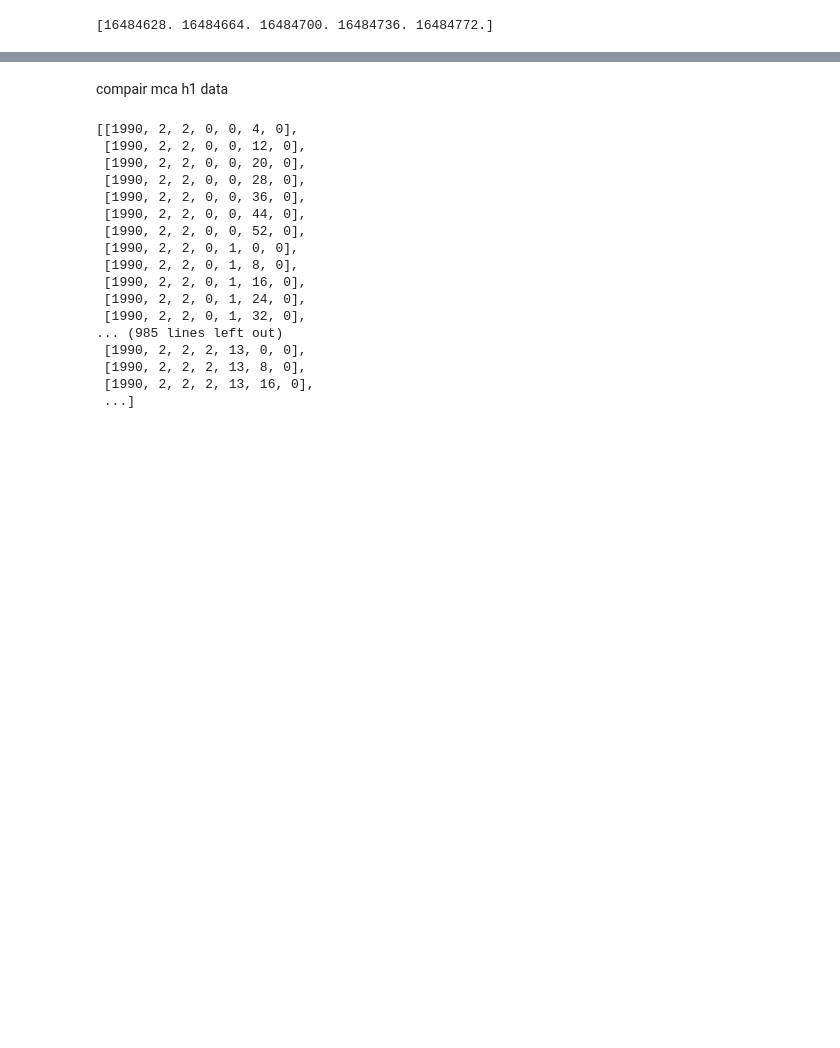
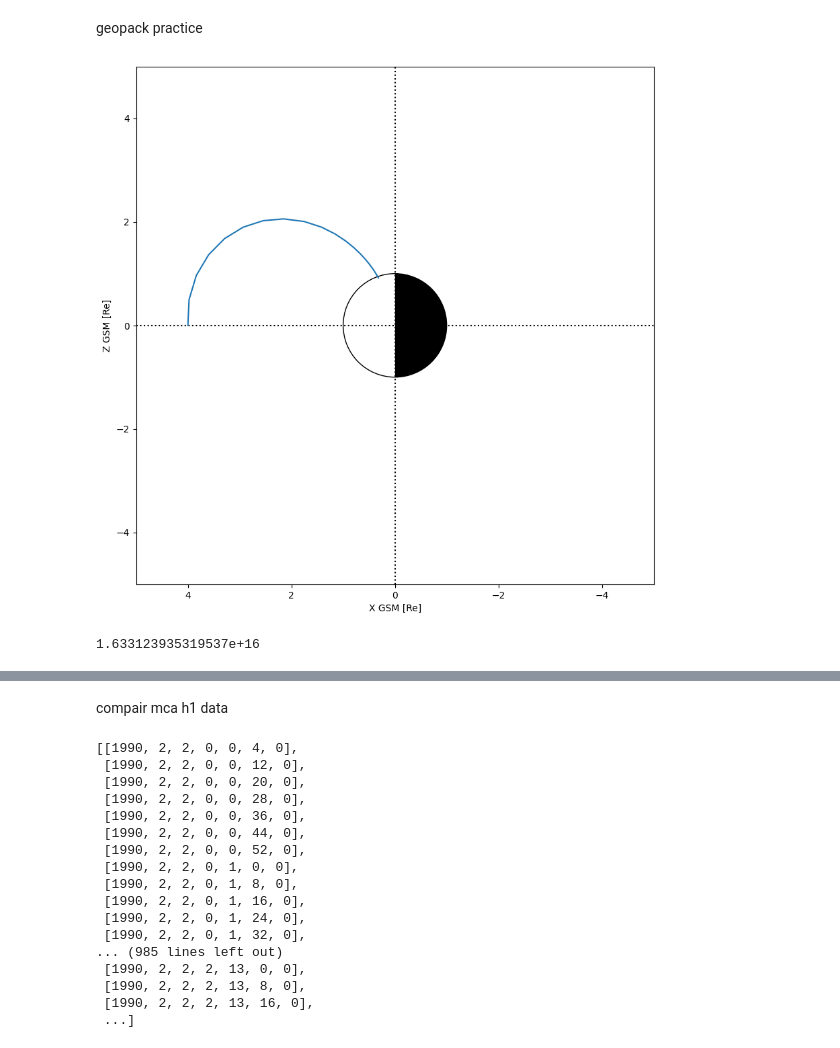
Before and after one commit to shuji-onosawa/akebono_analysis, a Jupyter notebook: src/memo.ipynb, the cells around one changed output, grey strips where cells are left out. Saved outputs shown, nothing was run; the diff lists cells and outputs as text; code cells hidden in the pictures; blank space fills up the shorter version.

```diff
--- a/src/memo.ipynb
+++ b/src/memo.ipynb
@@ -26,25 +1,2 @@ plt.show()
-# %%
-import numpy as np
-import datetime as dt
-
-# epoch値の配列を作成
-epoch_arr = np.array([16484628, 16484664, np.nan, 16484736, 16484772])
-
-# nanを含む値に対して線形補間を行う
-valid_epoch_arr = epoch_arr.copy()  # copyすることで元のepoch_arrを変更しない
-nan_indices = np.where(np.isnan(epoch_arr))[0]  # nanが含まれるインデックスを取得
-
-for i in nan_indices:
-    prev_index = i - 1
-    next_index = i + 1
-    while np.isnan(epoch_arr[prev_index]):
-        prev_index -= 1
-    while np.isnan(epoch_arr[next_index]):
-        next_index += 1
-    valid_epoch_arr[i] = np.interp(i, [prev_index, next_index], [epoch_arr[prev_index], epoch_arr[next_index]])
-
-print(valid_epoch_arr)
-# epoch値をdatetimeオブジェクトに変換
-datetime_arr = [dt.datetime.fromtimestamp(epoch) for epoch in valid_epoch_arr]
-# %% [output]
-[16484628. 16484664. 16484700. 16484736. 16484772.]
+# %% [markdown]
+geopack practice
@@ -51,3 +52,15 @@ datetime_arr = [dt.datetime.fromtimestamp(epoch) for epoch in valid_epoch_arr]
+# %%
+x1gsm, y1gsm, z1gsm, xx, yy, zz= geopack.trace(x_gsm, y_gsm, z_gsm, dir = -1, rlim = 100, r0 = 1,
+                                    inname='igrf')
+# %%
+ax = setup_fig(xlim=(5, -5), ylim=(-5, 5))
+ax.plot(xx, zz)
+plt.show()
+# %% [output]
+[figure, added]
 # %%
 import numpy as np
-np.maximum()
+
+np.tan(np.pi/2)
+# %% [output]
+1.633123935319537e+16
```
Also changed, not shown: parts of 4 cells of this notebook, 4 other files.
